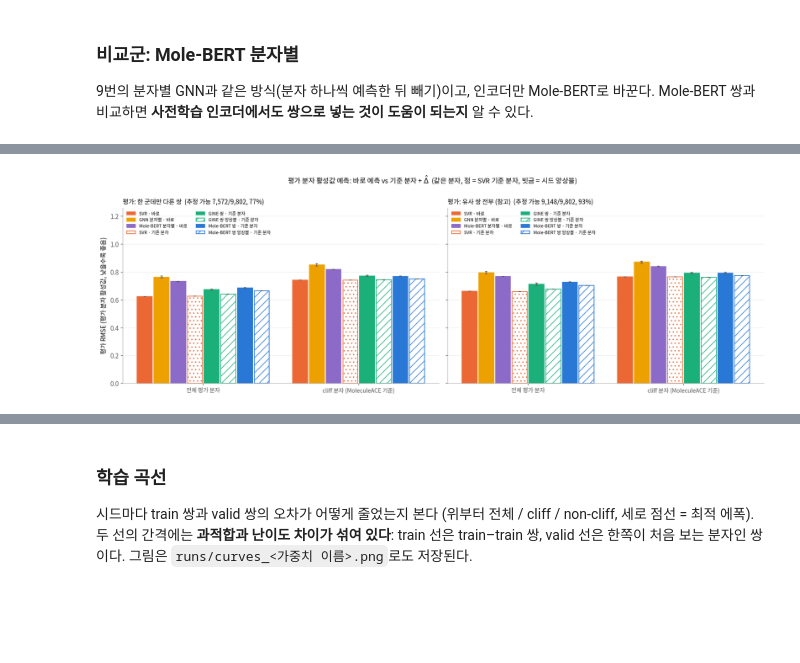
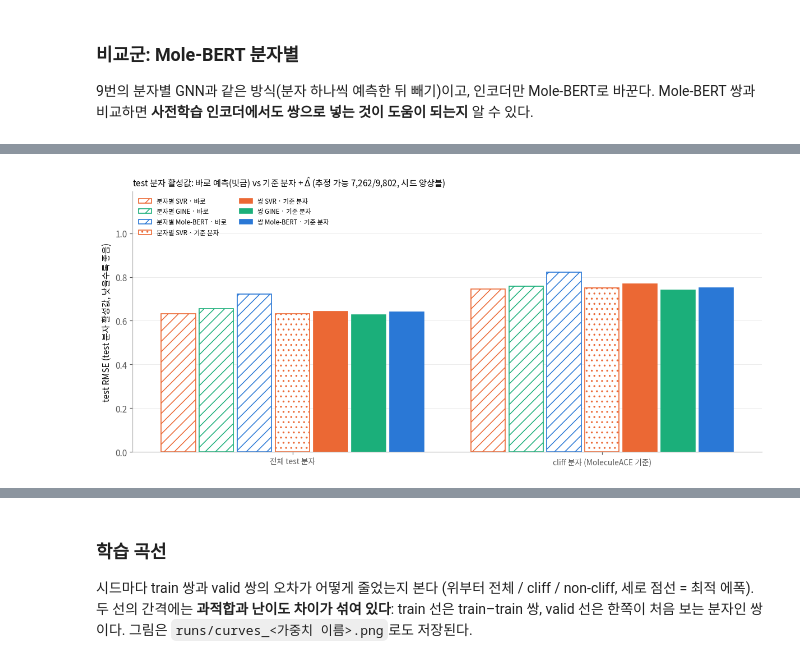
Before and after one commit to dlrudgms1234-commits/capstone, a Jupyter notebook: ac_pipeline.ipynb, the cells around one changed output, grey strips where cells are left out. Saved outputs shown, nothing was run; the diff lists cells and outputs as text; code cells hidden in the pictures; blank space fills up the shorter version.

```diff
--- a/ac_pipeline.ipynb
+++ b/ac_pipeline.ipynb
@@ -1344,13 +1293,13 @@ class MolModel(nn.Module):
     def __init__(self):
         super().__init__()
         self.mol = GNN()
-        self.head = make_head(HIDDEN + len(DEV_TARGETS))   # 쌍 모델과 같은 헤드 (HEAD 옵션)
+        self.head = make_head(HIDDEN + len(DEV_TARGETS))   # 쌍 모델과 같은 헤드 (1024 → 1024 → 1)
 
     def forward(self, g, tgt):
-        h = readout(self.mol(g), g.batch)
+        h = global_mean_pool(self.mol(g), g.batch)
         return self.head(torch.cat([h, F.one_hot(tgt, len(DEV_TARGETS)).float()], 1)).squeeze(1)
 
-MOL_PATIENCE = 20   # 한 epoch에 보는 양이 쌍보다 훨씬 적어 쌍 모델(8)보다 길게 기다린다
+MOL_PATIENCE = 20   # valid 분자 활성 오차로 멈춘다. 한 에폭에 보는 양이 쌍보다 훨씬 적어 쌍 모델(8)보다 길게 기다린다
 # 분자는 3.1만 개라 epoch당 학습 횟수가 쌍(13.5만~70만)보다 훨씬 적다. 200에서는 시드 3개 모두
 # 상한에 걸려 멈췄다(최적 197~199) → 상한을 넉넉히 두고 patience로 멈춘다
 MOL_EPOCHS = 1000
@@ -1382,7 +1331,7 @@ def train_mol(seed, tag, make_model=None, gdict=None):
         return model
     tr, va = MOLS[MOLS.split == 'train'], MOLS[MOLS.split == 'val']
     tr_loader, va_loader = mol_loader(tr, shuffle=True, gdict=gdict), mol_loader(va, gdict=gdict)
-    opt = (torch.optim.AdamW if OPTIM == 'adamw' else torch.optim.Adam)(model.param_groups() if hasattr(model, 'param_groups') else model.parameters(), lr=LR, weight_decay=WD)
+    opt = torch.optim.AdamW(model.param_groups() if hasattr(model, 'param_groups') else model.parameters(), lr=LR, weight_decay=WD)
     best, best_state, wait, hist = float('inf'), None, 0, []
     for epoch in range(MOL_EPOCHS):
         model.train()
@@ -1390,7 +1339,6 @@ def train_mol(seed, tag, make_model=None, gdict=None):
             g, t, y = g.to(DEVICE), t.to(DEVICE), y.to(DEVICE)
             loss = ((model(g, t) - y) ** 2).mean()
             opt.zero_grad(); loss.backward(); opt.step()
-            if L2SP: [m.l2sp_pull(PT_LR * L2SP) for m in model.modules() if hasattr(m, 'l2sp_pull')]   # L2-SP: 사전학습 가중치 쪽으로
         score = rmse(mol_predict(model, va_loader), va.p)
         hist.append(dict(epoch=epoch, val=score))
         if score < best:
@@ -1408,7 +1356,7 @@ def train_mol(seed, tag, make_model=None, gdict=None):
     torch.save(best_state, path)
     return model
 
-MOL_TAG = f't{len(DEV_TARGETS)}_h{HIDDEN}_l{LAYERS}_dr{DROPOUT}_wd{WD}_ep{MOL_EPOCHS}' + {'drop_leak': '_leakdrop', 'drop_random': '_rnddrop'}.get(LEAK_MODE, '') + ARCH_TAG   # 예측 헤드 크기·분자 표현 읽기
+MOL_TAG = f't{len(DEV_TARGETS)}_h{HIDDEN}_l{LAYERS}_dr0.3_wd{WD}_ep{MOL_EPOCHS}_leakdrop_head1024_adamw'   # 가중치 파일 이름 (dr0.3은 예전 표시)
 log(f'[mol] 학습 분자 {(MOLS.split == "train").sum():,} | 검증 분자 {(MOLS.split == "val").sum():,}')
 te = (MOLS.split == 'test').values
 files = [f'{RUNS}/{k}_{MOL_TAG}_seed{s}.{x}' for s in SEEDS for k, x in [('gnnmol', 'pt'), ('histmol', 'csv')]]
@@ -1429,7 +1377,5 @@ for s in SEEDS:
     p_ = dict(zip(zip(MOLS.target, MOLS.k), p_))
     for pset in PAIRSETS.values():
         pset[f'pred_gnnmol_s{s}'] = [p_[t, j] - p_[t, i] for t, i, j in zip(pset.target, pset.i, pset.j)]
-for pset in PAIRSETS.values():
-    pset['pred_gnnmol'] = pset[f'pred_gnnmol_s{SEEDS[0]}']
 print(f'참고: SVR 분자 단위 test RMSE {rmse(np.concatenate([mol_pred[t][load(t).split == "test"] for t in DEV_TARGETS]), MOLS.p[te]):.3f}')
 # %% [output]
@@ -1593,12 +1507,12 @@ class PTMolModel(MolModel):
     def __init__(self):
         nn.Module.__init__(self)
         self.mol = MoleBERT()
-        self.head = make_head(PT_DIM + len(DEV_TARGETS))   # 쌍 모델과 같은 헤드 (HEAD 옵션)
+        self.head = make_head(PT_DIM + len(DEV_TARGETS))   # 쌍 모델과 같은 헤드
 
     def param_groups(self):
-        return [{'params': self.mol.parameters(), 'lr': PT_LR, 'weight_decay': 0.0 if L2SP else WD * PT_WD_SCALE}, {'params': self.head.parameters(), 'lr': LR}]   # L2-SP면 인코더 감쇠 끔
+        return [{'params': self.mol.parameters(), 'lr': PT_LR}, {'params': self.head.parameters(), 'lr': LR}]
 
-PTMOL_TAG = f'{MOL_TAG}_molebert' + (f'_ptlr{PT_LR}' if PT_LR != 1e-4 else '') + (f'_l2sp{L2SP}' if L2SP else '') + (f'_ptwd{PT_WD_SCALE:g}x' if PT_WD_SCALE != 1 else '')
+PTMOL_TAG = f'{MOL_TAG}_molebert'
 # --- 학습·예측
 files = [f'{RUNS}/{k}_{PTMOL_TAG}_seed{s}.{x}' for s in SEEDS for k, x in [('gnnmol', 'pt'), ('histmol', 'csv')]]
 cache = pred_cache('preds_molpt', PTMOL_TAG, files)
@@ -1784,66 +1720,44 @@ p̂(B) = 평균[ p(A) + Δ̂(A→B) ]   (B와 짝인 학습 분자 A 전부)
 # %%
-# 평가 분자 B의 활성을 학습 분자 A(실측값을 앎)를 기준으로 추정: p̂(B) = p(A) + Δ̂(A→B), 기준이 여러 개면 평균
+# test 분자 B의 활성을 train 분자 A(실측값을 앎)를 기준으로 추정: p̂(B) = p(A) + Δ̂(A→B), 기준이 여러 개면 평균. 모델은 모두 시드 앙상블
 TEST = pd.concat([load(t).assign(target=t, k=np.arange(len(load(t))))[lambda d: d.split == 'test'] for t in DEV_TARGETS]) \
          .set_index(['target', 'k'])[['p', 'cliff_mol']]
 P_TRUE = {t: load(t).p.values for t in DEV_TARGETS}
-SVR_DIRECT = pd.concat({t: pd.Series(mol_pred[t].values) for t in DEV_TARGETS}).rename_axis(['target', 'k'])
-MOL_DIRECT = MOL_PRED.set_index(['target', 'k'])
-PTMOL_DIRECT = PTMOL_PRED.set_index(['target', 'k'])
+DIRECT = {'분자별 SVR · 바로': pd.concat({t: pd.Series(mol_pred[t].values) for t in DEV_TARGETS}).rename_axis(['target', 'k']),
+          '분자별 GINE · 바로': MOL_PRED.set_index(['target', 'k'])[[f's{s}' for s in SEEDS]].mean(axis=1),
+          '분자별 Mole-BERT · 바로': PTMOL_PRED.set_index(['target', 'k'])[[f's{s}' for s in SEEDS]].mean(axis=1)}
 
 def anchored(pset, col):
-    """평가 쌍(평가 분자 – 학습 분자)으로 평가 분자마다 (평균 추정값, 기준별 표준편차, 기준 수)"""
+    """test 쌍(test 분자 – train 분자)으로 test 분자마다 (평균 추정값, 기준별 표준편차, 기준 수)"""
     e = pset[pset.split == 'test']
-    b_is_j = np.array([mol_split[t][i] != 'test' for t, i in zip(e.target, e.i)])   # 쌍의 어느 쪽이 평가 분자인가
+    b_is_j = np.array([mol_split[t][i] != 'test' for t, i in zip(e.target, e.i)])   # 쌍의 어느 쪽이 test 분자인가
     k_test, k_ref = np.where(b_is_j, e.j, e.i), np.where(b_is_j, e.i, e.j)
     p_ref = np.array([P_TRUE[t][k] for t, k in zip(e.target, k_ref)])
     est = p_ref + np.where(b_is_j, 1, -1) * e[col].values      # 열의 Δ̂는 i → j 방향
     return pd.DataFrame({'target': e.target.values, 'k': k_test, 'est': est}) \
              .groupby(['target', 'k']).est.agg(['mean', 'std', 'size'])
 
-ANCHOR = {}
-for st, pset in RESULTS.items():
-    pair = [x for x in COMPARE[st] if ' 쌍' in x[0]]
-    est = {'SVR · 기준 분자': [anchored(pset, 'pred_svr')]}
-    est.update({f'{lbl} · 기준 분자': [anchored(pset, c) for c in cols] for lbl, cols, _, _ in pair})
-    idx = est['SVR · 기준 분자'][0].index                     # 추정 가능한 평가 분자 (모든 모델 공통)
-    truth = TEST.loc[idx]
-    cl = (truth.cliff_mol == 1).values
-    preds = {'SVR · 바로': [SVR_DIRECT.loc[idx].values],
-             'GNN 분자별 · 바로': [MOL_DIRECT.loc[idx, f's{s}'].values for s in SEEDS],
-             'Mole-BERT 분자별 · 바로': [PTMOL_DIRECT.loc[idx, f's{s}'].values for s in SEEDS]}
-    preds.update({m: [r.loc[idx, 'mean'].values for r in rs] for m, rs in est.items()})
-    rows = {}
-    for m, ps in preds.items():
-        a_ = [rmse(p, truth.p) for p in ps]
-        c_ = [rmse(p[cl], truth.p.values[cl]) for p in ps]
-        sd = [float(r.loc[idx].query('size >= 2')['std'].median()) for r in est[m]] if m in est else [np.nan]
-        rows[m] = {'전체 분자': np.mean(a_), '전체 분자 폭': np.ptp(a_), 'cliff 분자': np.mean(c_), 'cliff 분자 폭': np.ptp(c_),
-                   '기준별 흩어짐': np.mean(sd)}
-    style = [('SVR · 바로', C2, ''), ('GNN 분자별 · 바로', C4, ''), ('Mole-BERT 분자별 · 바로', PURPLE, ''), ('SVR · 기준 분자', C2, '..')] + \
-            [(f'{lbl} · 기준 분자', col, hatch) for lbl, _, col, hatch in pair]
-    ANCHOR[st] = dict(table=pd.DataFrame(rows).T, n=len(idx), n_test=len(TEST), idx=idx, truth=truth, preds=preds, style=style,
-                      n_ref=est['SVR · 기준 분자'][0].loc[idx, 'size'],
-                      n_multi=int((est['SVR · 기준 분자'][0].loc[idx, 'size'] >= 2).sum()))
-    log(f'[{st}] 추정 가능 평가 분자 {len(idx):,}/{len(TEST):,} ({len(idx)/len(TEST):.0%}) | 기준 2개 이상 {ANCHOR[st]["n_multi"]:,}')
+EST = {f'{lbl} · 기준 분자': anchored(TP, ens_col(lbl, cols)) for lbl, cols, _ in MODELS if lbl in ('분자별 SVR', '쌍 SVR', '쌍 GINE', '쌍 Mole-BERT')}
+idx = EST['쌍 SVR · 기준 분자'].index                     # 추정 가능한 test 분자 (모든 모델 공통)
+truth = TEST.loc[idx]; cl = (truth.cliff_mol == 1).values
+preds = {m: s.loc[idx].values for m, s in DIRECT.items()}
+preds.update({m: r.loc[idx, 'mean'].values for m, r in EST.items()})
+rows = {m: {'전체 분자': rmse(p, truth.p), 'cliff 분자': rmse(p[cl], truth.p.values[cl]),
+            '기준별 흩어짐': float(EST[m].loc[idx].query('size >= 2')['std'].median()) if m in EST else np.nan} for m, p in preds.items()}
+ANCHOR = dict(table=pd.DataFrame(rows).T, n=len(idx), n_test=len(TEST), truth=truth, preds=preds,
+              n_ref=EST['쌍 SVR · 기준 분자'].loc[idx, 'size'], n_multi=int((EST['쌍 SVR · 기준 분자'].loc[idx, 'size'] >= 2).sum()))
+log(f'추정 가능 test 분자 {len(idx):,}/{len(TEST):,} ({len(idx)/len(TEST):.0%}) | 기준 2개 이상 {ANCHOR["n_multi"]:,}')
 
-fig, axes = plt.subplots(1, 2, figsize=(15, 5), sharey=True)
-for a_, (st, res) in zip(axes, ANCHOR.items()):
-    t_, sty = res['table'], res['style']
-    w, mid = 0.86 / len(sty), (len(sty) - 1) / 2
-    for k_, (m, col, hatch) in enumerate(sty):
-        v = [t_.loc[m, '전체 분자'], t_.loc[m, 'cliff 분자']]
-        e = [t_.loc[m, '전체 분자 폭'] / 2, t_.loc[m, 'cliff 분자 폭'] / 2]
-        a_.bar(np.arange(2) + (k_ - mid) * w, v, w * 0.9, color=SURFACE if hatch else col, edgecolor=col, hatch=hatch,
-               linewidth=1.1, label=m, zorder=2, yerr=e, capsize=2, error_kw=dict(elinewidth=1, ecolor='0.35'))
-    a_.set(xticks=range(2))
-    a_.set_xticklabels(['전체 평가 분자', 'cliff 분자 (MoleculeACE 기준)'], fontsize=9)
-    a_.set_title(f'{LABEL[st]}  (추정 가능 {res["n"]:,}/{res["n_test"]:,}, {res["n"]/res["n_test"]:.0%})', loc='left', fontsize=10)
-    a_.legend(fontsize=7, frameon=False, ncol=2, loc='upper left'); a_.grid(axis='x', visible=False); tidy(a_)
-axes[0].set_ylabel('평가 RMSE (평가 분자 활성값, 낮을수록 좋음)')
-axes[0].set_ylim(0, max(r['table'][['전체 분자', 'cliff 분자']].values.max() for r in ANCHOR.values()) * 1.45)
-fig.suptitle(r'평가 분자 활성값 예측: 바로 예측 vs 기준 분자 + $\hat{\Delta}$  (같은 분자, 점 = SVR 기준 분자, 빗금 = 시드 앙상블)', y=1.0, fontsize=11)
+STYLE = [('분자별 SVR · 바로', C2, '//', False), ('분자별 GINE · 바로', C3, '//', False), ('분자별 Mole-BERT · 바로', C1, '//', False),
+         ('분자별 SVR · 기준 분자', C2, '..', False), ('쌍 SVR · 기준 분자', C2, '', True), ('쌍 GINE · 기준 분자', C3, '', True), ('쌍 Mole-BERT · 기준 분자', C1, '', True)]
+fig, a_ = plt.subplots(figsize=(11, 5))
+t_ = ANCHOR['table']; w, mid = 0.86 / len(STYLE), (len(STYLE) - 1) / 2
+for k_, (m, col, hatch, filled) in enumerate(STYLE):
+    a_.bar(np.arange(2) + (k_ - mid) * w, [t_.loc[m, '전체 분자'], t_.loc[m, 'cliff 분자']], w * 0.9, color=col if filled else SURFACE,
+           edgecolor=col, hatch=hatch, linewidth=1.1, label=m, zorder=2)
+a_.set(xticks=range(2), ylabel='test RMSE (test 분자 활성값, 낮을수록 좋음)', ylim=(0, t_[['전체 분자', 'cliff 분자']].values.max() * 1.45))
+a_.set_xticklabels(['전체 test 분자', 'cliff 분자 (MoleculeACE 기준)'], fontsize=9)
+a_.set_title(f'test 분자 활성값: 바로 예측(빗금) vs 기준 분자 + $\\hat{{\\Delta}}$ (추정 가능 {ANCHOR["n"]:,}/{ANCHOR["n_test"]:,}, 시드 앙상블)', loc='left', fontsize=10)
+a_.legend(fontsize=7.5, frameon=False, ncol=2, loc='upper left'); a_.grid(axis='x', visible=False); tidy(a_)
 fig.tight_layout(); plt.show()
-for st, r in ANCHOR.items():
-    print(f'■ {LABEL[st]}  (추정 가능 평가 분자 {r["n"]:,}개)')
-    display(grouped(r['table'].drop(columns=['전체 분자 폭', 'cliff 분자 폭'])).round(3))
+display(t_.round(3))
 # %% [output]
@@ -1852 +1765 @@ for st, r in ANCHOR.items():
-[figure, old version]
+[figure, new version]
```
Also changed, not shown: parts of 56 cells of this notebook, 15 other files.
